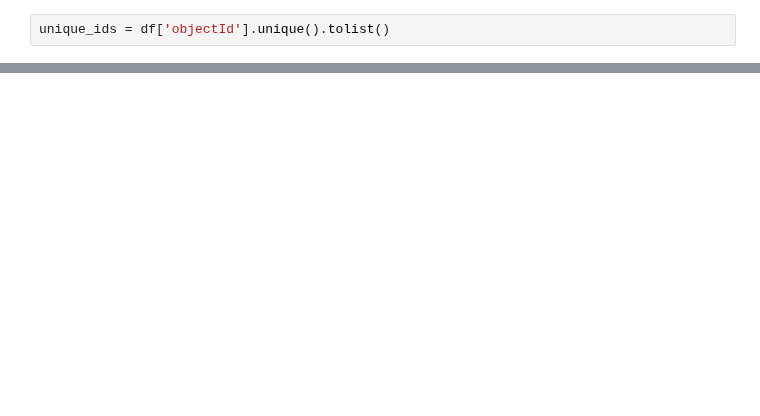
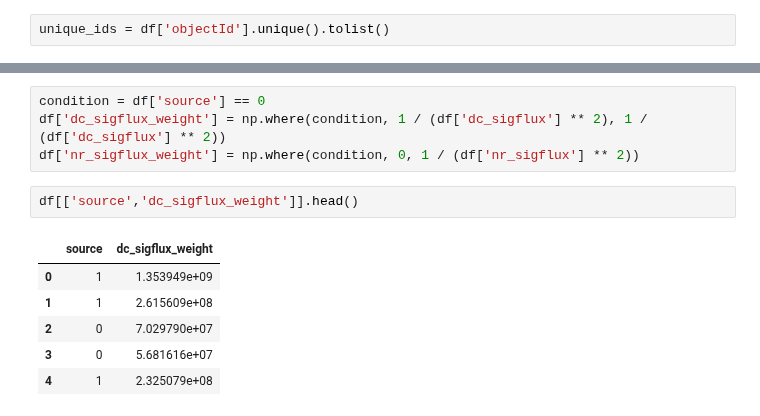
Before and after one commit to ManuGangler/FAnomAlly, a Jupyter notebook: notebook/retrieve_data.ipynb, the cells around one changed output, grey strips where cells are left out. Cells and saved outputs as stored; diff of their text form; blank space fills up the shorter version.

```diff
--- a/notebook/retrieve_data.ipynb
+++ b/notebook/retrieve_data.ipynb
@@ -289,0 +11,13 @@ df[df['objectId'] == unique_ids[0]].head(6)
+# %%
+condition = df['source'] == 0
+df['dc_sigflux_weight'] = np.where(condition, 1 / (df['dc_sigflux'] ** 2), 1 / (df['dc_sigflux'] ** 2))
+df['nr_sigflux_weight'] = np.where(condition, 0, 1 / (df['nr_sigflux'] ** 2))
+# %%
+df[['source','dc_sigflux_weight']].head()
+# %% [output]
+|  | source | dc_sigflux_weight |
+| 0 | 1 | 1.353949e+09 |
+| 1 | 1 | 2.615609e+08 |
+| 2 | 0 | 7.029790e+07 |
+| 3 | 0 | 5.681616e+07 |
+| 4 | 1 | 2.325079e+08 |
```
Also changed, not shown: parts of 47 cells of this notebook, 1 other file.
